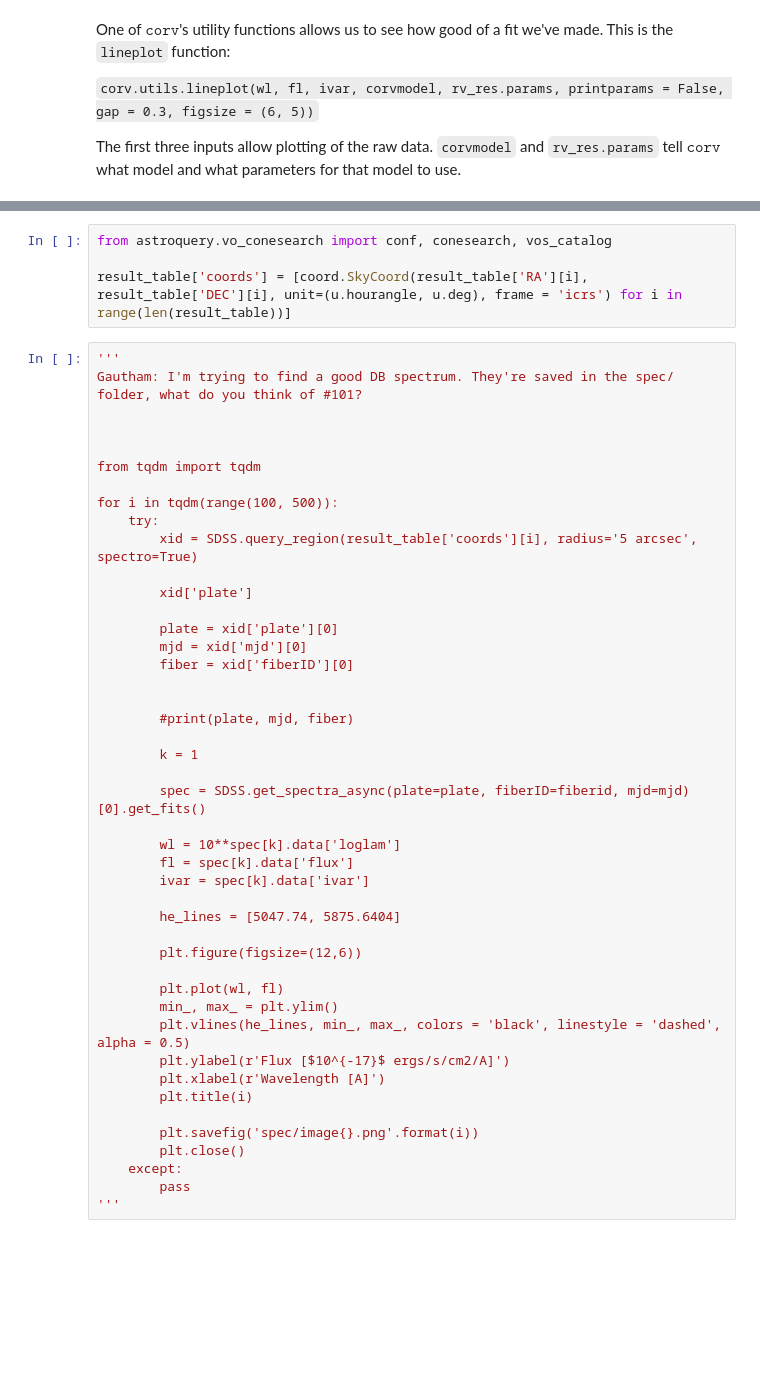
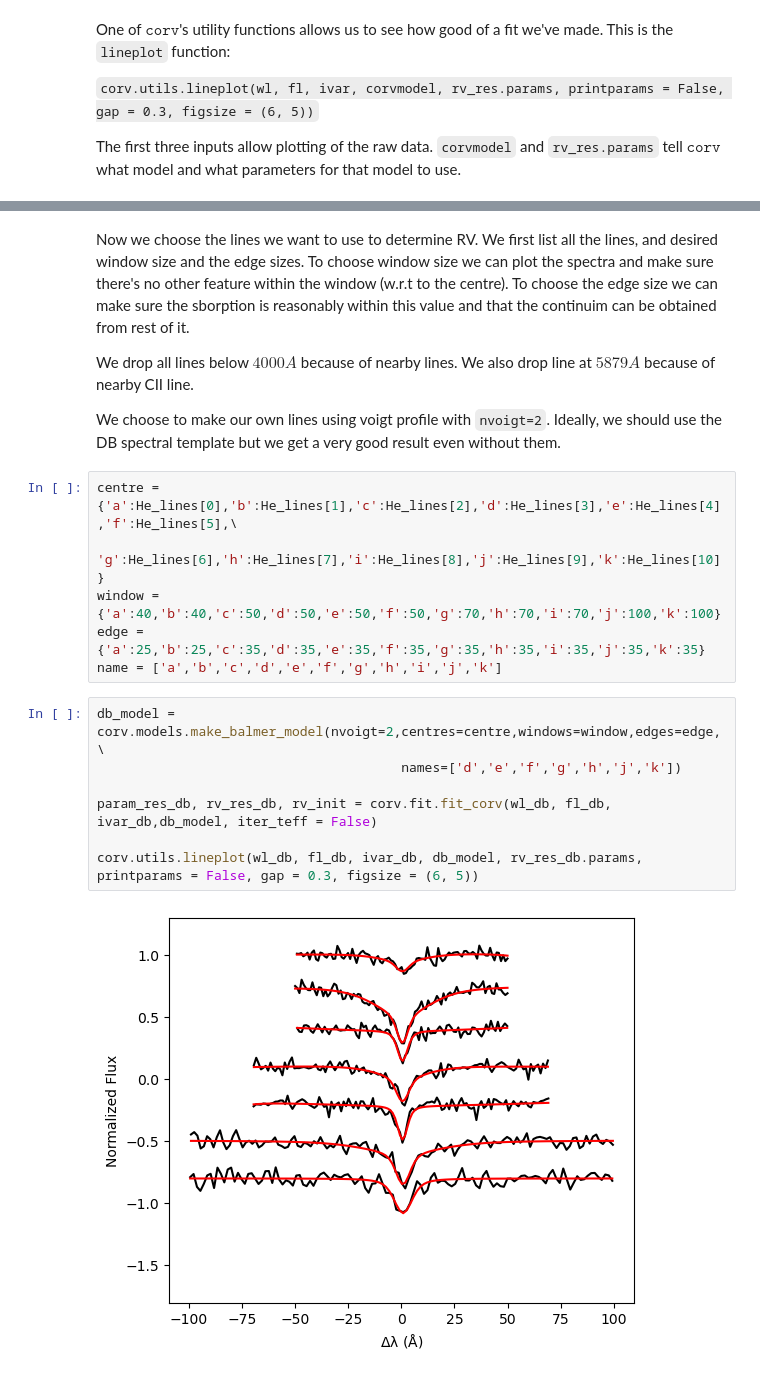
Before and after one commit to stefanarseneau/corv-tutorial, a Jupyter notebook: 01_example.ipynb, the cells around one changed output, grey strips where cells are left out. Cells and saved outputs as stored; diff of their text form; blank space fills up the shorter version.

Commit message:
added gautham's db code

```diff
--- a/01_example.ipynb
+++ b/01_example.ipynb
@@ -108,49 +127,21 @@ print(result_table)
+# %% [markdown]
+Now we choose the lines we want to use to determine RV. We first list all the lines, and desired window size and the edge sizes. To choose window size we can plot the spectra and make sure there's no other feature within the window (w.r.t to the centre). To choose the edge size we can make sure the sborption is reasonably within this value and that the continuim can be obtained from rest of it.
+
+We drop all lines below $4000 A$ because of nearby lines. We also drop line at $5879 A$ because of nearby CII line.
+
+We choose to make our own lines using voigt profile with `nvoigt=2`. Ideally, we should use the DB spectral template but we get a very good result even without them.
 # %%
-from astroquery.vo_conesearch import conf, conesearch, vos_catalog
-
-result_table['coords'] = [coord.SkyCoord(result_table['RA'][i], result_table['DEC'][i], unit=(u.hourangle, u.deg), frame = 'icrs') for i in range(len(result_table))]
+centre = {'a':He_lines[0],'b':He_lines[1],'c':He_lines[2],'d':He_lines[3],'e':He_lines[4],'f':He_lines[5],\
+          'g':He_lines[6],'h':He_lines[7],'i':He_lines[8],'j':He_lines[9],'k':He_lines[10]}
+window = {'a':40,'b':40,'c':50,'d':50,'e':50,'f':50,'g':70,'h':70,'i':70,'j':100,'k':100}
+edge = {'a':25,'b':25,'c':35,'d':35,'e':35,'f':35,'g':35,'h':35,'i':35,'j':35,'k':35}
+name = ['a','b','c','d','e','f','g','h','i','j','k']
 # %%
-'''
-Gautham: I'm trying to find a good DB spectrum. They're saved in the spec/ folder, what do you think of #101?
+db_model = corv.models.make_balmer_model(nvoigt=2,centres=centre,windows=window,edges=edge,\
+                                       names=['d','e','f','g','h','j','k'])
 
+param_res_db, rv_res_db, rv_init = corv.fit.fit_corv(wl_db, fl_db, ivar_db,db_model, iter_teff = False)
 
-
-from tqdm import tqdm
-
-for i in tqdm(range(100, 500)):
-    try:
-        xid = SDSS.query_region(result_table['coords'][i], radius='5 arcsec', spectro=True)
-
-        xid['plate']
-
-        plate = xid['plate'][0]
-        mjd = xid['mjd'][0]
-        fiber = xid['fiberID'][0]
-
-
-        #print(plate, mjd, fiber)
-
-        k = 1
-
-        spec = SDSS.get_spectra_async(plate=plate, fiberID=fiberid, mjd=mjd)[0].get_fits()
-
-        wl = 10**spec[k].data['loglam']
-        fl = spec[k].data['flux']
-        ivar = spec[k].data['ivar']
-
-        he_lines = [5047.74, 5875.6404]
-
-        plt.figure(figsize=(12,6))
-
-        plt.plot(wl, fl)
-        min_, max_ = plt.ylim()
-        plt.vlines(he_lines, min_, max_, colors = 'black', linestyle = 'dashed', alpha = 0.5)
-        plt.ylabel(r'Flux [$10^{-17}$ ergs/s/cm2/A]')
-        plt.xlabel(r'Wavelength [A]')
-        plt.title(i)
-
-        plt.savefig('spec/image{}.png'.format(i))
-        plt.close()
-    except:
-        pass
-'''
+corv.utils.lineplot(wl_db, fl_db, ivar_db, db_model, rv_res_db.params, printparams = False, gap = 0.3, figsize = (6, 5))
+# %% [output]
+[figure, added]
```
Also changed, not shown: parts of 9 cells of this notebook, 2 other files.
